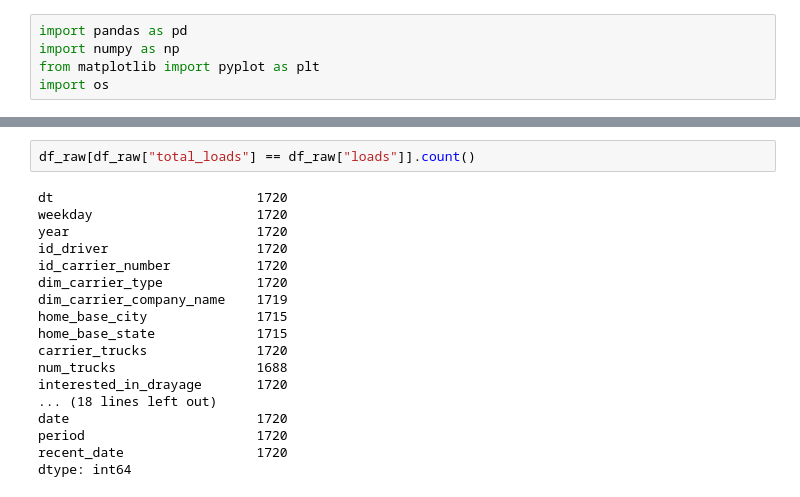
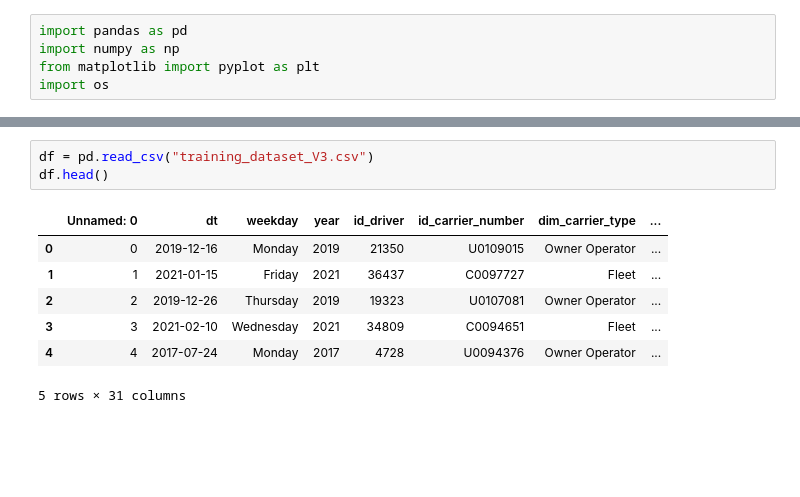
Before and after one commit to kpstesla/DSF_Project_3, a Jupyter notebook: Kyle's notebook.ipynb, the cells around one changed output, grey strips where cells are left out. Drawn from its saved outputs; the diff is of its cells as text; blank space fills up the shorter version.

```diff
--- a/Kyle's notebook.ipynb
+++ b/Kyle's notebook.ipynb
@@ -52,20 +6,11 @@ dtype: int64
-# %%
-df_raw[df_raw["total_loads"] == df_raw["loads"]].count()
-# %% [output]
-dt                          1720
-weekday                     1720
-year                        1720
-id_driver                   1720
-id_carrier_number           1720
-dim_carrier_type            1720
-dim_carrier_company_name    1719
-home_base_city              1715
-home_base_state             1715
-carrier_trucks              1720
-num_trucks                  1688
-interested_in_drayage       1720
-... (18 lines left out)
-date                        1720
-period                      1720
-recent_date                 1720
-dtype: int64
+# %%
+df = pd.read_csv("training_dataset_V3.csv")
+df.head()
+# %% [output]
+|  | Unnamed: 0 | dt | weekday | year | id_driver | id_carrier_number | dim_carrier_type | ... |
+| 0 | 0 | 2019-12-16 | Monday | 2019 | 21350 | U0109015 | Owner Operator | ... |
+| 1 | 1 | 2021-01-15 | Friday | 2021 | 36437 | C0097727 | Fleet | ... |
+| 2 | 2 | 2019-12-26 | Thursday | 2019 | 19323 | U0107081 | Owner Operator | ... |
+| 3 | 3 | 2021-02-10 | Wednesday | 2021 | 34809 | C0094651 | Fleet | ... |
+| 4 | 4 | 2017-07-24 | Monday | 2017 | 4728 | U0094376 | Owner Operator | ... |
+5 rows × 31 columns
```
Also changed, not shown: parts of 4 cells of this notebook, 6 other files.
